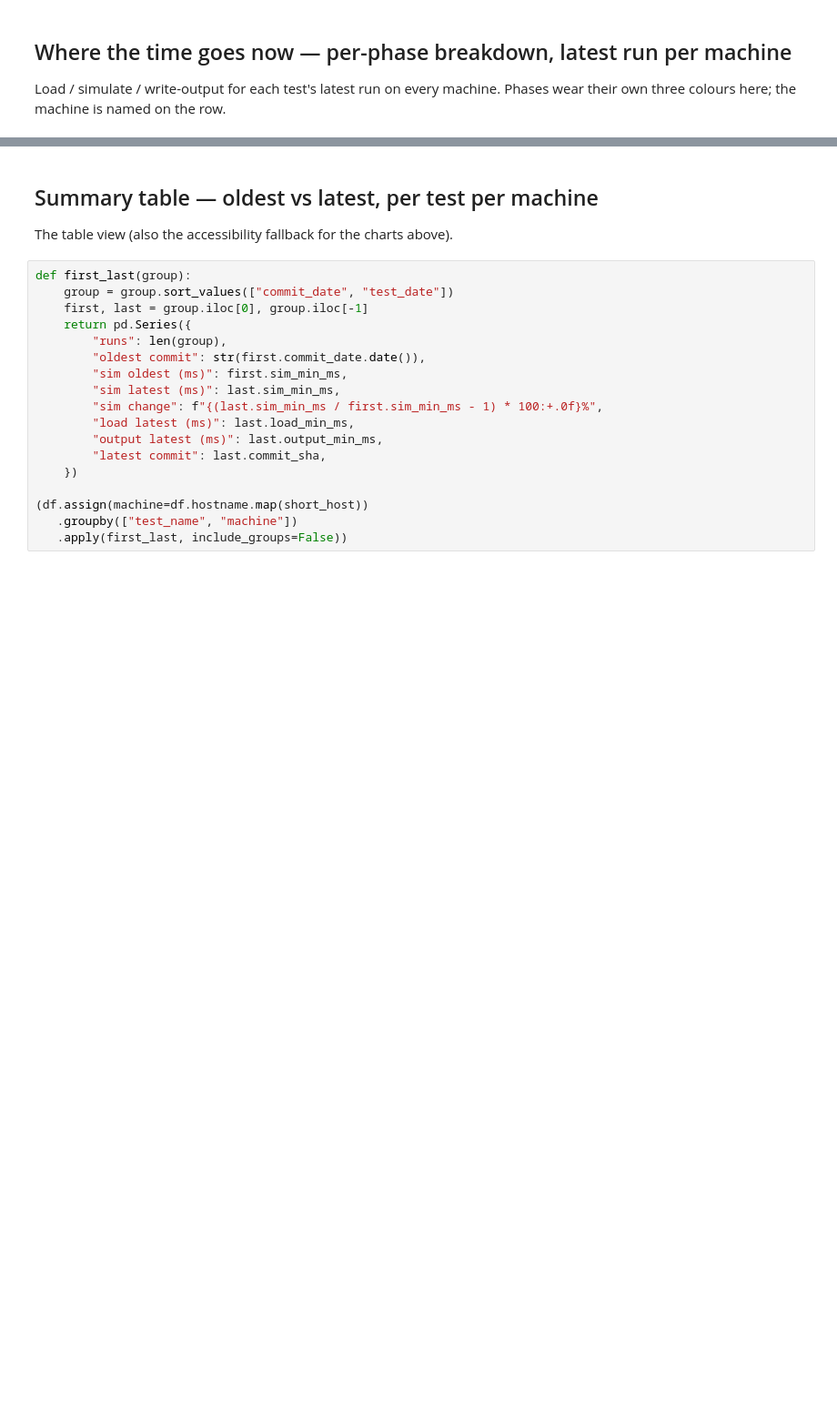
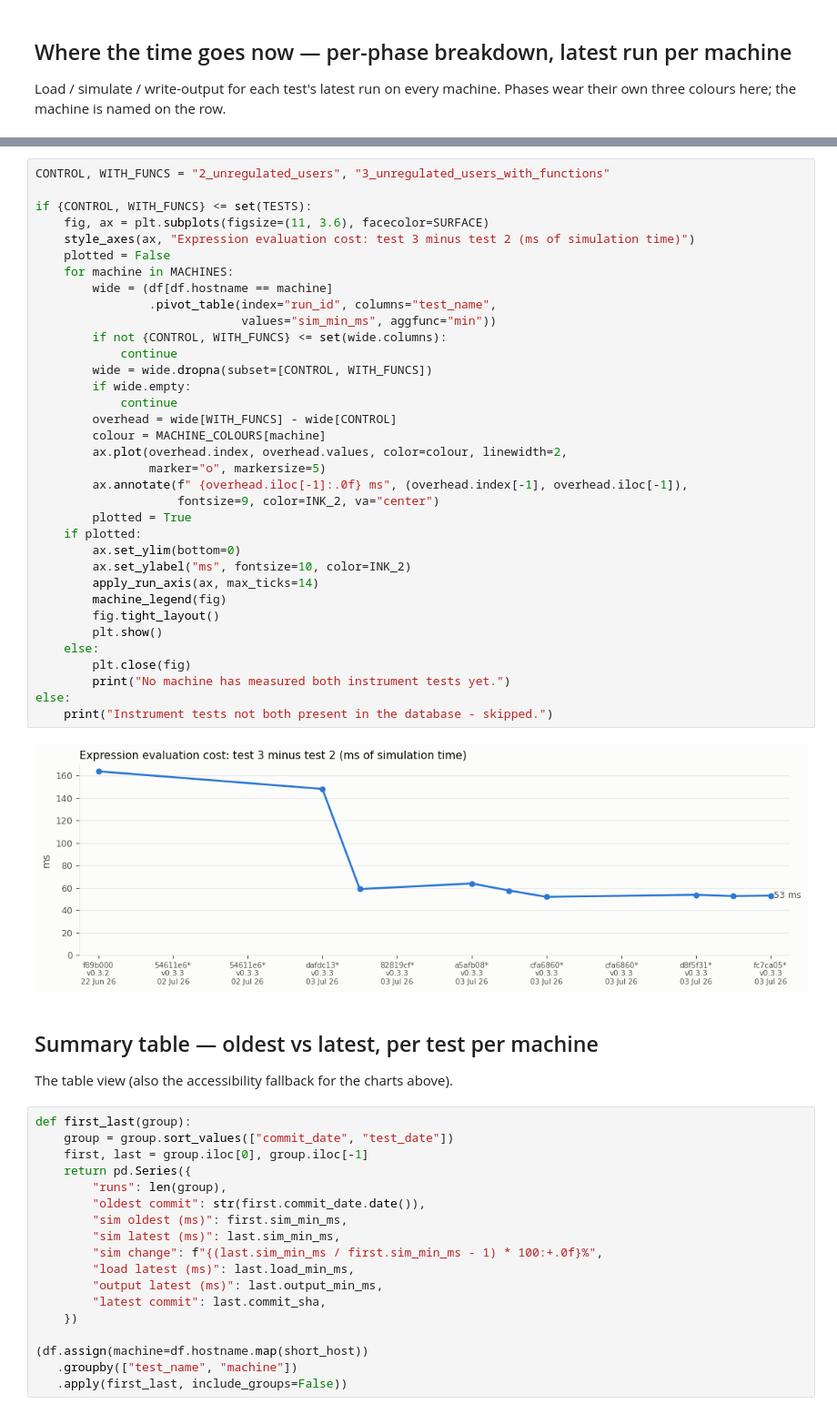
Before and after one commit to chasegan/Kalix, a Jupyter notebook: regression_tests/speed/speed_results_analysis.ipynb, the cells around one changed output, grey strips where cells are left out. Shown at 91% size. Drawn from its saved outputs; the diff is of its cells as text; blank space fills up the shorter version.

```diff
--- a/regression_tests/speed/speed_results_analysis.ipynb
+++ b/regression_tests/speed/speed_results_analysis.ipynb
@@ -227,3 +251,40 @@ plt.show()
+# %%
+CONTROL, WITH_FUNCS = "2_unregulated_users", "3_unregulated_users_with_functions"
+
+if {CONTROL, WITH_FUNCS} <= set(TESTS):
+    fig, ax = plt.subplots(figsize=(11, 3.6), facecolor=SURFACE)
+    style_axes(ax, "Expression evaluation cost: test 3 minus test 2 (ms of simulation time)")
+    plotted = False
+    for machine in MACHINES:
+        wide = (df[df.hostname == machine]
+                .pivot_table(index="run_id", columns="test_name",
+                             values="sim_min_ms", aggfunc="min"))
+        if not {CONTROL, WITH_FUNCS} <= set(wide.columns):
+            continue
+        wide = wide.dropna(subset=[CONTROL, WITH_FUNCS])
+        if wide.empty:
+            continue
+        overhead = wide[WITH_FUNCS] - wide[CONTROL]
+        colour = MACHINE_COLOURS[machine]
+        ax.plot(overhead.index, overhead.values, color=colour, linewidth=2,
+                marker="o", markersize=5)
+        ax.annotate(f" {overhead.iloc[-1]:.0f} ms", (overhead.index[-1], overhead.iloc[-1]),
+                    fontsize=9, color=INK_2, va="center")
+        plotted = True
+    if plotted:
+        ax.set_ylim(bottom=0)
+        ax.set_ylabel("ms", fontsize=10, color=INK_2)
+        apply_run_axis(ax, max_ticks=14)
+        machine_legend(fig)
+        fig.tight_layout()
+        plt.show()
+    else:
+        plt.close(fig)
+        print("No machine has measured both instrument tests yet.")
+else:
+    print("Instrument tests not both present in the database - skipped.")
+# %% [output]
+[figure, added]
 # %% [markdown]
 ## Summary table — oldest vs latest, per test per machine
 
```
Also changed, not shown: parts of 8 cells of this notebook.
